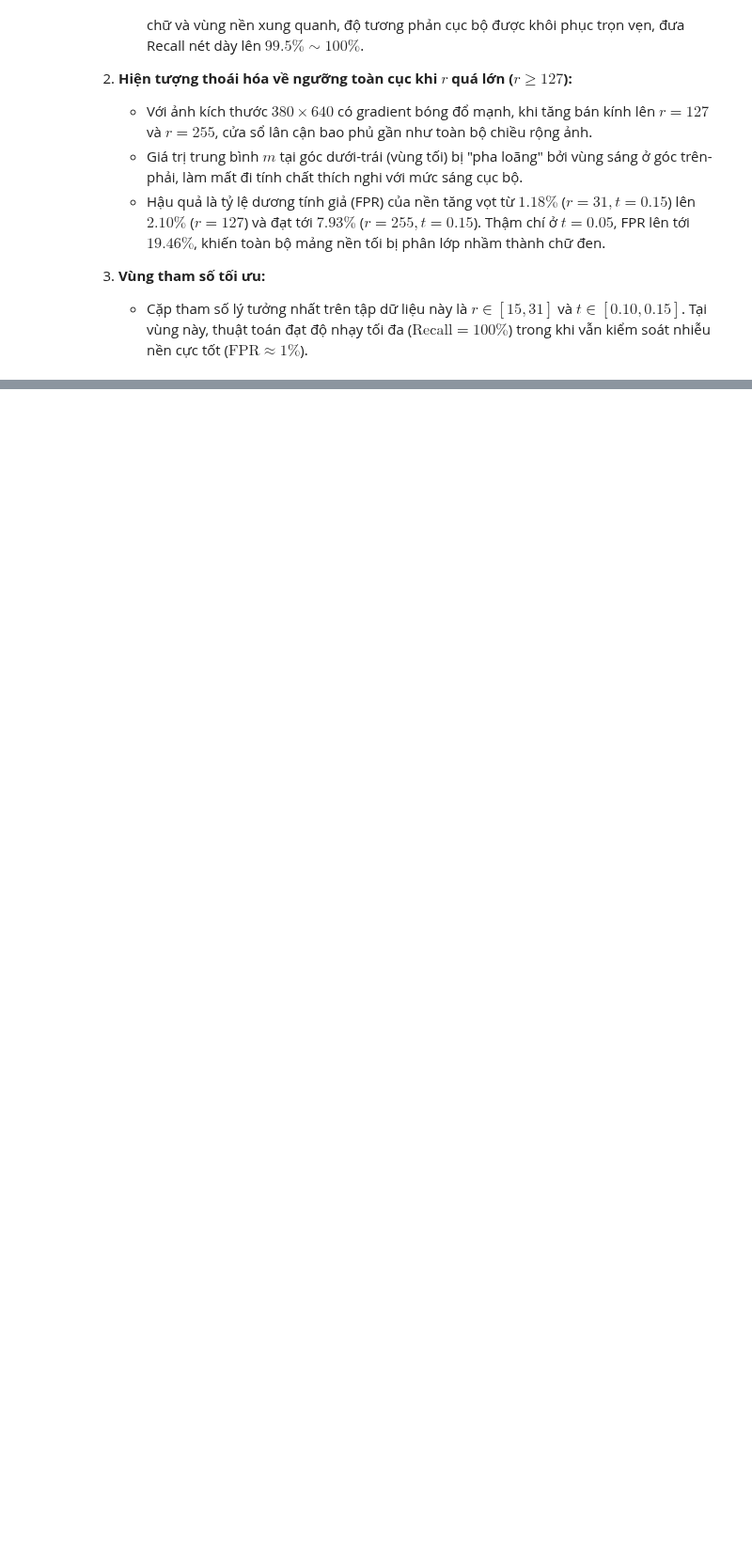
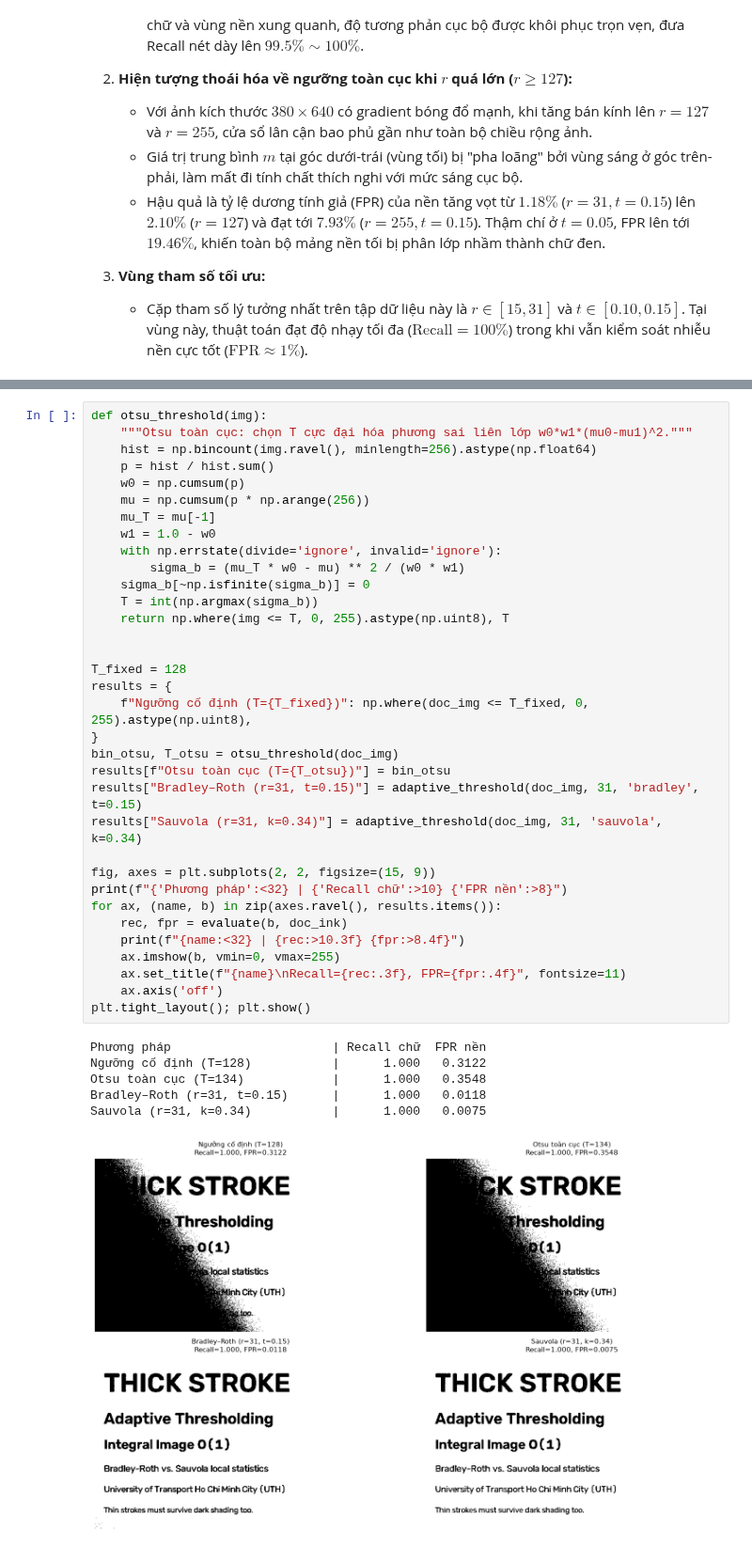
Before and after one commit to HoRa-W/ComputerVision-GroupF, a Jupyter notebook: KyThuat2.ipynb, the cells around one changed output, grey strips where cells are left out. Shown at 94% size. Drawn from its saved outputs; the diff is of its cells as text; blank space fills up the shorter version.

Commit message:
feat(technique-2): add experiment (b) comparative evaluation against Otsu and flat background noise study

```diff
--- a/KyThuat2.ipynb
+++ b/KyThuat2.ipynb
@@ -268,0 +279,41 @@ Từ bảng số liệu định lượng và lưới ảnh thực nghiệm $7 \t
+# %%
+def otsu_threshold(img):
+    """Otsu toàn cục: chọn T cực đại hóa phương sai liên lớp w0*w1*(mu0-mu1)^2."""
+    hist = np.bincount(img.ravel(), minlength=256).astype(np.float64)
+    p = hist / hist.sum()
+    w0 = np.cumsum(p)
+    mu = np.cumsum(p * np.arange(256))
+    mu_T = mu[-1]
+    w1 = 1.0 - w0
+    with np.errstate(divide='ignore', invalid='ignore'):
+        sigma_b = (mu_T * w0 - mu) ** 2 / (w0 * w1)
+    sigma_b[~np.isfinite(sigma_b)] = 0
+    T = int(np.argmax(sigma_b))
+    return np.where(img <= T, 0, 255).astype(np.uint8), T
+
+
+T_fixed = 128
+results = {
+    f"Ngưỡng cố định (T={T_fixed})": np.where(doc_img <= T_fixed, 0, 255).astype(np.uint8),
+}
+bin_otsu, T_otsu = otsu_threshold(doc_img)
+results[f"Otsu toàn cục (T={T_otsu})"] = bin_otsu
+results["Bradley–Roth (r=31, t=0.15)"] = adaptive_threshold(doc_img, 31, 'bradley', t=0.15)
+results["Sauvola (r=31, k=0.34)"] = adaptive_threshold(doc_img, 31, 'sauvola', k=0.34)
+
+fig, axes = plt.subplots(2, 2, figsize=(15, 9))
+print(f"{'Phương pháp':<32} | {'Recall chữ':>10} {'FPR nền':>8}")
+for ax, (name, b) in zip(axes.ravel(), results.items()):
+    rec, fpr = evaluate(b, doc_ink)
+    print(f"{name:<32} | {rec:>10.3f} {fpr:>8.4f}")
+    ax.imshow(b, vmin=0, vmax=255)
+    ax.set_title(f"{name}\nRecall={rec:.3f}, FPR={fpr:.4f}", fontsize=11)
+    ax.axis('off')
+plt.tight_layout(); plt.show()
+# %% [output]
+Phương pháp                      | Recall chữ  FPR nền
+Ngưỡng cố định (T=128)           |      1.000   0.3122
+Otsu toàn cục (T=134)            |      1.000   0.3548
+Bradley–Roth (r=31, t=0.15)      |      1.000   0.0118
+Sauvola (r=31, k=0.34)           |      1.000   0.0075
+[figure, added]
```
Also changed, not shown: parts of 7 cells of this notebook.
